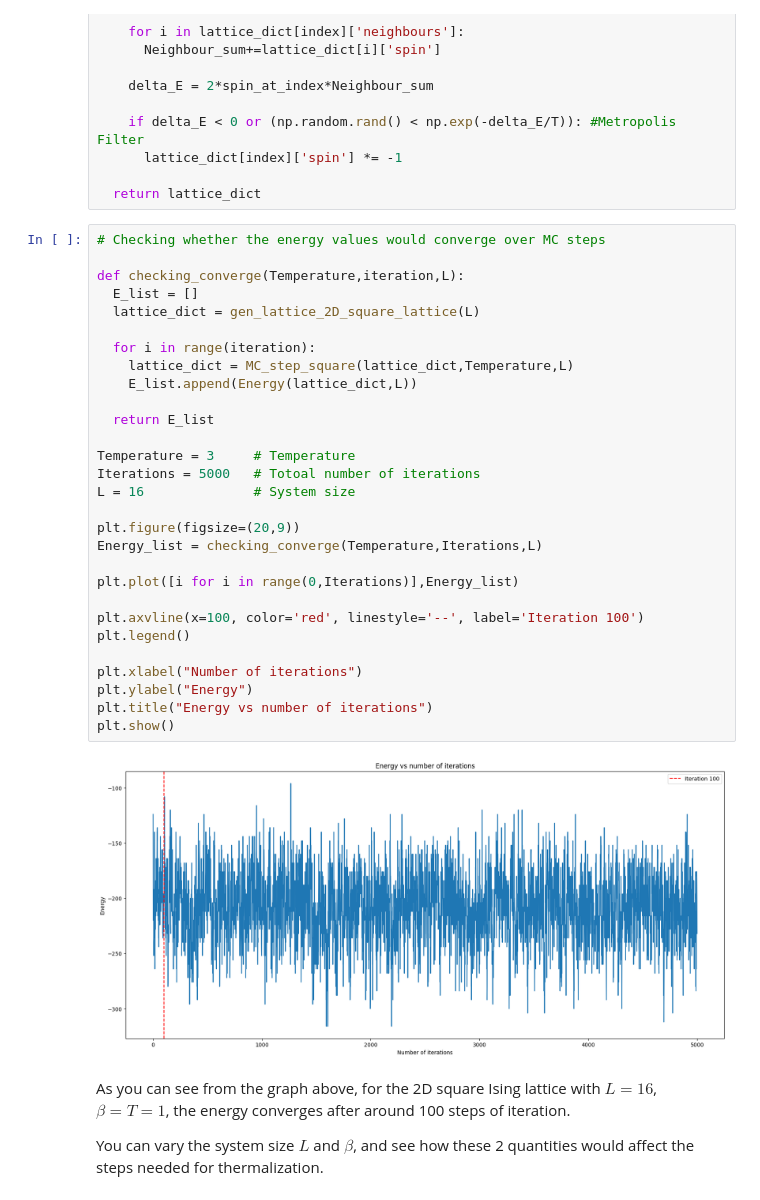
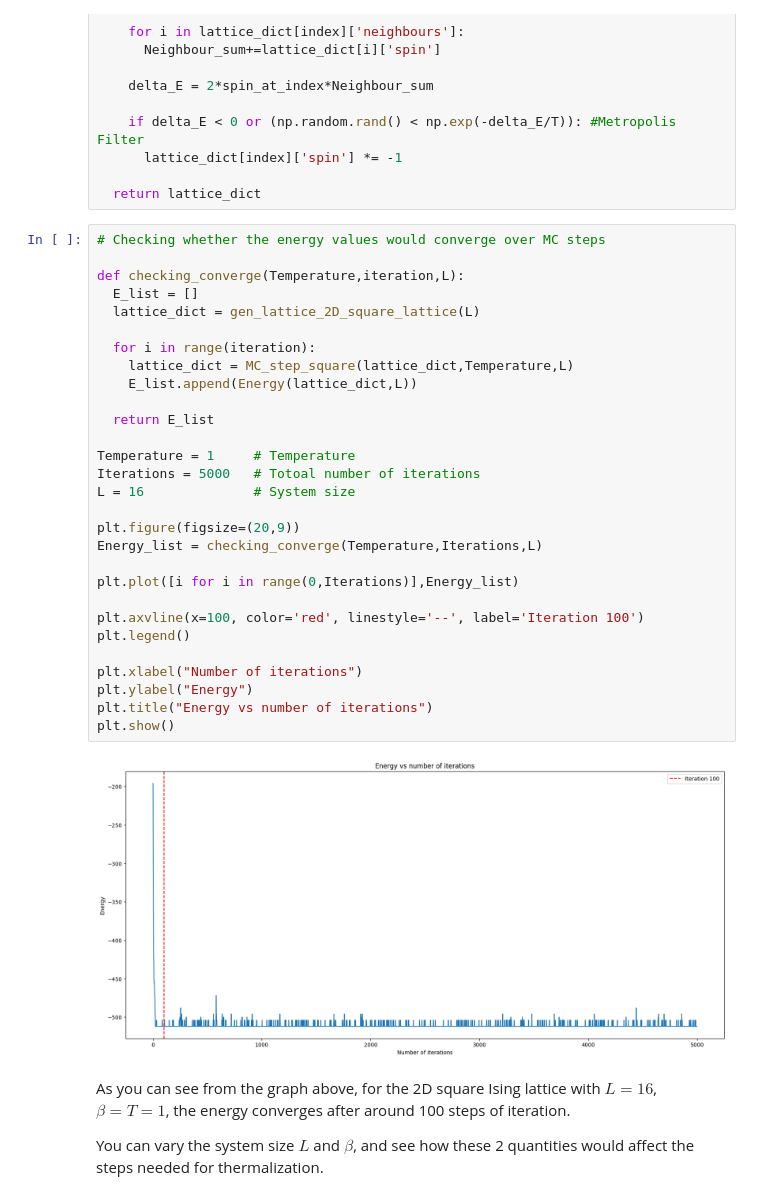
Before and after one commit to RENSHUZHE/HKU-DQMC, a Jupyter notebook: DQMC_Part_1_Prerequisite.ipynb, the cells around one changed output. Cells and saved outputs as stored; diff of their text form.

```diff
--- a/DQMC_Part_1_Prerequisite.ipynb
+++ b/DQMC_Part_1_Prerequisite.ipynb
@@ -404,34 +409,34 @@ def MC_step_square(lattice_dict,T,L):
 # %%
 # Checking whether the energy values would converge over MC steps
 
 def checking_converge(Temperature,iteration,L):
   E_list = []
   lattice_dict = gen_lattice_2D_square_lattice(L)
 
   for i in range(iteration):
     lattice_dict = MC_step_square(lattice_dict,Temperature,L)
     E_list.append(Energy(lattice_dict,L))
 
   return E_list
 
-Temperature = 3     # Temperature
+Temperature = 1     # Temperature
 Iterations = 5000   # Totoal number of iterations
 L = 16              # System size
 
 plt.figure(figsize=(20,9))
 Energy_list = checking_converge(Temperature,Iterations,L)
 
 plt.plot([i for i in range(0,Iterations)],Energy_list)
 
 plt.axvline(x=100, color='red', linestyle='--', label='Iteration 100')
 plt.legend()
 
 plt.xlabel("Number of iterations")
 plt.ylabel("Energy")
 plt.title("Energy vs number of iterations")
 plt.show()
 # %% [output]
-[figure, old version]
+[figure, new version]
 # %% [markdown]
 As you can see from the graph above, for the 2D square Ising lattice with $L=16$, $\beta = T = 1$, the energy converges after around 100 steps of iteration.
 
```
Also changed, not shown: parts of 14 cells of this notebook.
